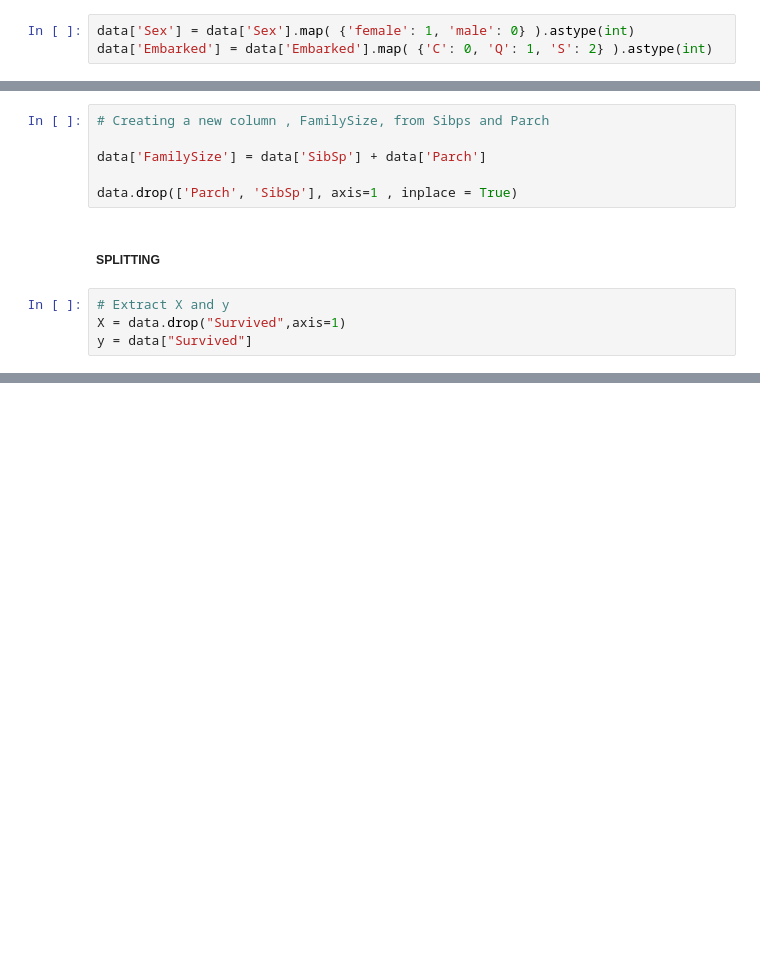
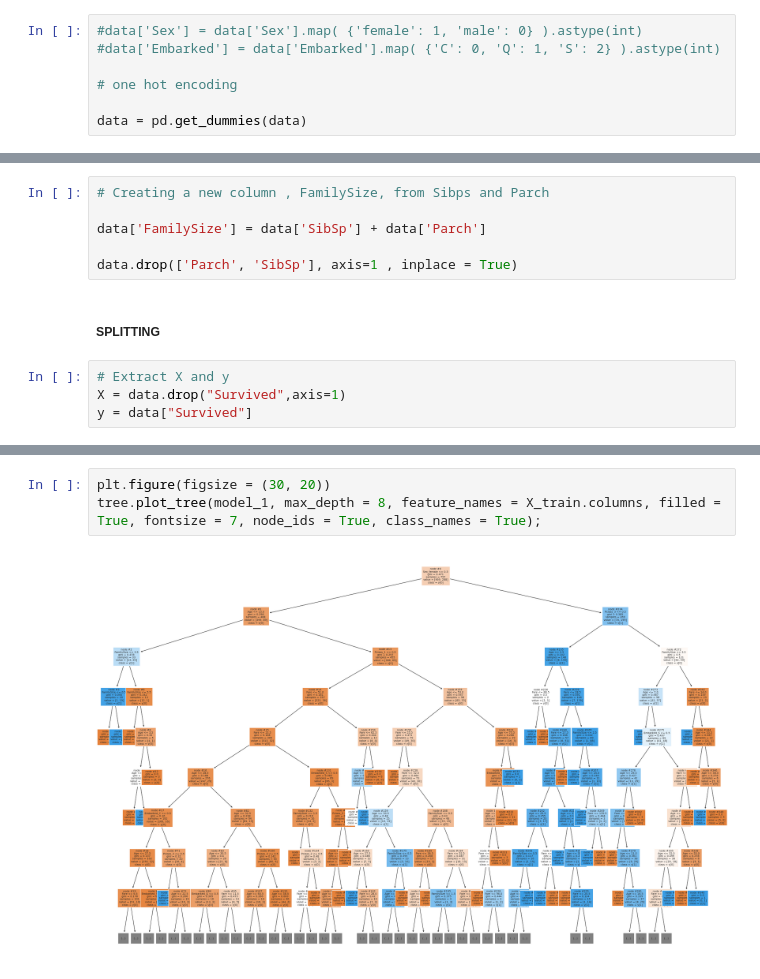
Before and after one commit to Yusrah23/Python_Scripts, a Jupyter notebook: titianic_pred.ipynb, the cells around one changed output, grey strips where cells are left out. Drawn from its saved outputs; the diff is of its cells as text; blank space fills up the shorter version.

```diff
--- a/titianic_pred.ipynb
+++ b/titianic_pred.ipynb
@@ -235,6 +265,10 @@ dtype: int64
 # %%
-data['Sex'] = data['Sex'].map( {'female': 1, 'male': 0} ).astype(int)
-data['Embarked'] = data['Embarked'].map( {'C': 0, 'Q': 1, 'S': 2} ).astype(int)
+#data['Sex'] = data['Sex'].map( {'female': 1, 'male': 0} ).astype(int)
+#data['Embarked'] = data['Embarked'].map( {'C': 0, 'Q': 1, 'S': 2} ).astype(int)
+
+# one hot encoding
+
+data = pd.get_dummies(data)
 # %%
 data.info()
 # %% [output]
@@ -289,0 +377,5 @@ data
+# %%
+plt.figure(figsize = (30, 20))
+tree.plot_tree(model_1, max_depth = 8, feature_names = X_train.columns, filled = True, fontsize = 7, node_ids = True, class_names = True);
+# %% [output]
+[figure, added]
```
Also changed, not shown: parts of 31 cells of this notebook.
